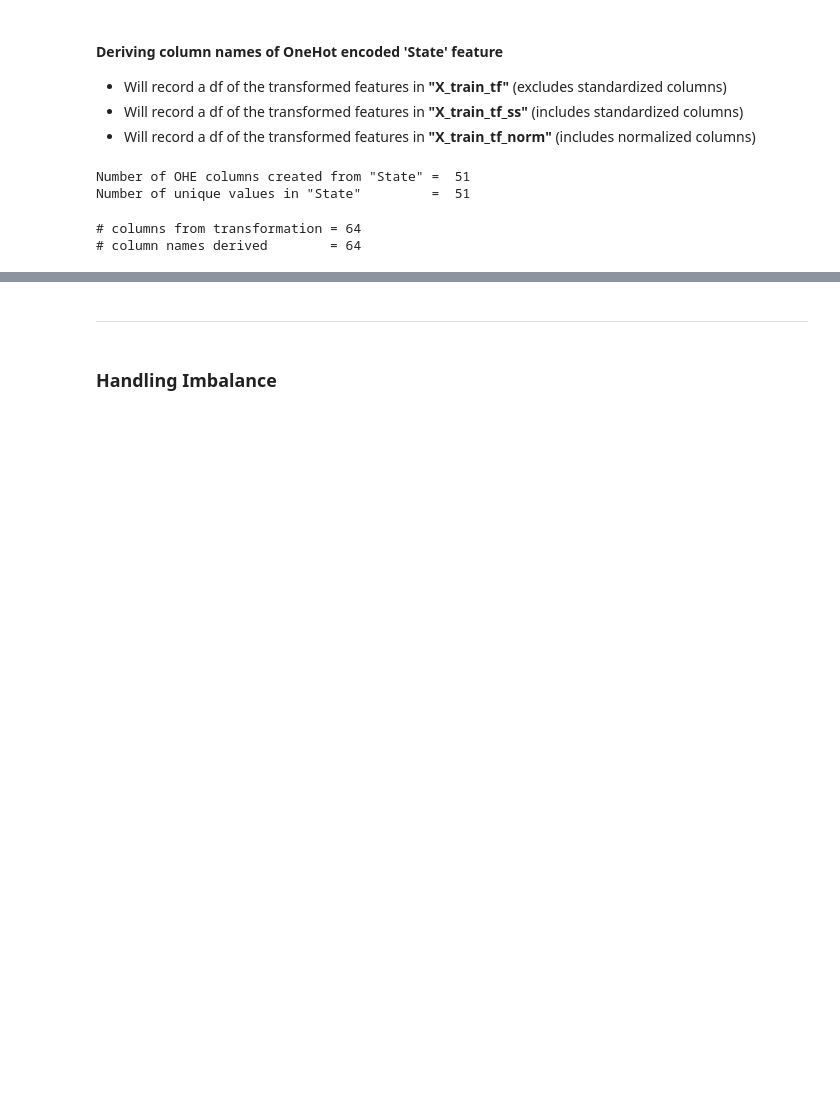
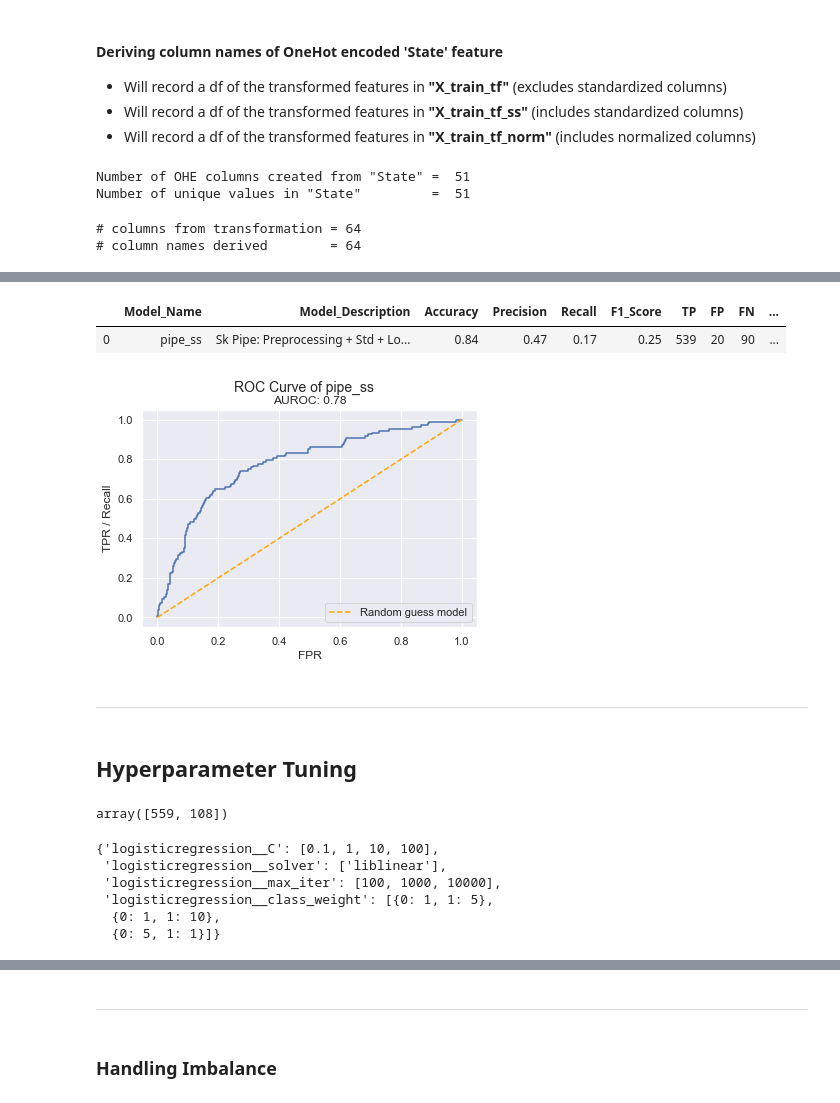
Before and after one commit to ashish-sharma-as/Customer_Churn, a Jupyter notebook: customer_churn.ipynb, the cells around one changed output, grey strips where cells are left out. Saved outputs shown, nothing was run; the diff lists cells and outputs as text; code cells hidden in the pictures; blank space fills up the shorter version.

Commit message:
Included and tuned hyperparameter class_weight in logistic regression to handle class imbalance

```diff
--- a/customer_churn.ipynb
+++ b/customer_churn.ipynb
@@ -888,0 +990,37 @@ X_test_tf_ss = pd.DataFrame(preprocessor_ss.transform(X_test).toarray(), columns
+# %%
+def auroc(model_name, model, X_test, y_test):
+
+    '''
+    Descr:
+    This function plots the Area under the ROC curve and this will
+    enable us to compare different models visually as well with the
+    AUC score.
+
+    I/P:
+    1. Model name
+    2. Model
+    3. X_test : Test set feature array
+    4. y_test : Actual target values from test set (this is not the
+                unseen data.)
+
+    O/P:
+    No return values. Just a plot of the ROC curve and AUC score.
+    '''
+
+    y_pred_proba = model.predict_proba(X_test)[:, 1]
+    fpr, tpr, thresholds = roc_curve(y_test, y_pred_proba)
+
+    plt.plot(fpr, tpr)
+
+    plt.ylabel('TPR / Recall')
+    plt.xlabel('FPR')
+    auc = roc_auc_score(y_test, y_pred_proba)
+
+    plt.suptitle('ROC Curve of '+ str(model_name), size=14)#, fontweight='bold')
+    plt.title('AUROC: %0.2f'%auc)
+
+    # plot diagonal that illustrates model that randomly guesses
+    plt.plot([0,1],[0,1], linestyle='--', color='orange', label='Random guess model')
+
+    plt.legend(loc='lower right')
+    plt.show()
@@ -888,0 +1051,5 @@ X_test_tf_ss = pd.DataFrame(preprocessor_ss.transform(X_test).toarray(), columns
+# %%
+model_results_df
+# %% [output]
+|  | Model_Name | Model_Description | Accuracy | Precision | Recall | F1_Score | TP | FP | FN | ... |
+| 0 | pipe_ss | Sk Pipe: Preprocessing + Std + Lo... | 0.84 | 0.47 | 0.17 | 0.25 | 539 | 20 | 90 | ... |
@@ -888,0 +1058,32 @@ X_test_tf_ss = pd.DataFrame(preprocessor_ss.transform(X_test).toarray(), columns
+# %%
+# ROC Curve
+
+auroc('pipe_ss', pipe_ss, X_test, y_test)
+# %% [output]
+[figure, added]
+# %% [markdown]
+---
+# %% [markdown]
+<p><a name="hyp"></a></p>
+
+## Hyperparameter Tuning
+# %%
+np.bincount(y_test)
+
+# 559/108
+# %% [output]
+array([559, 108])
+# %%
+params = {}
+params['logisticregression__C'] = [0.1, 1, 10, 100]
+params['logisticregression__solver'] = ['liblinear'] #['lbfgs', 'liblinear']
+params['logisticregression__max_iter'] = [100,1000,10000]
+params['logisticregression__class_weight'] = [{0:1, 1:5}, {0:1, 1:10}, {0:5, 1:1}]
+params
+# %% [output]
+{'logisticregression__C': [0.1, 1, 10, 100],
+ 'logisticregression__solver': ['liblinear'],
+ 'logisticregression__max_iter': [100, 1000, 10000],
+ 'logisticregression__class_weight': [{0: 1, 1: 5},
+  {0: 1, 1: 10},
+  {0: 5, 1: 1}]}
```
Also changed, not shown: parts of 123 cells of this notebook.
